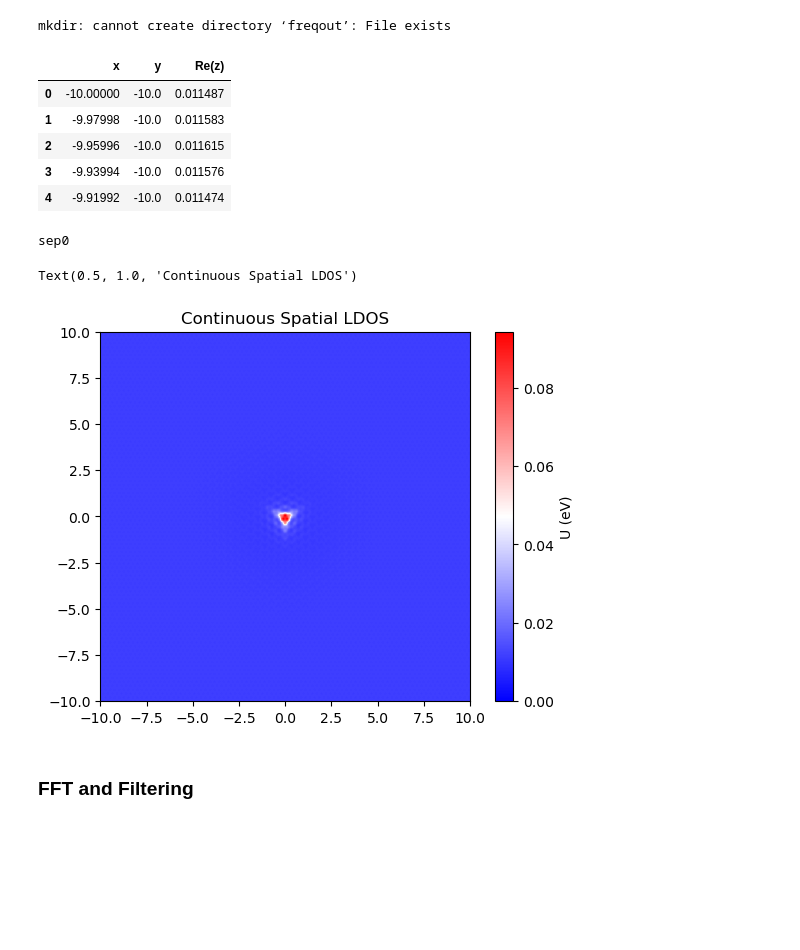
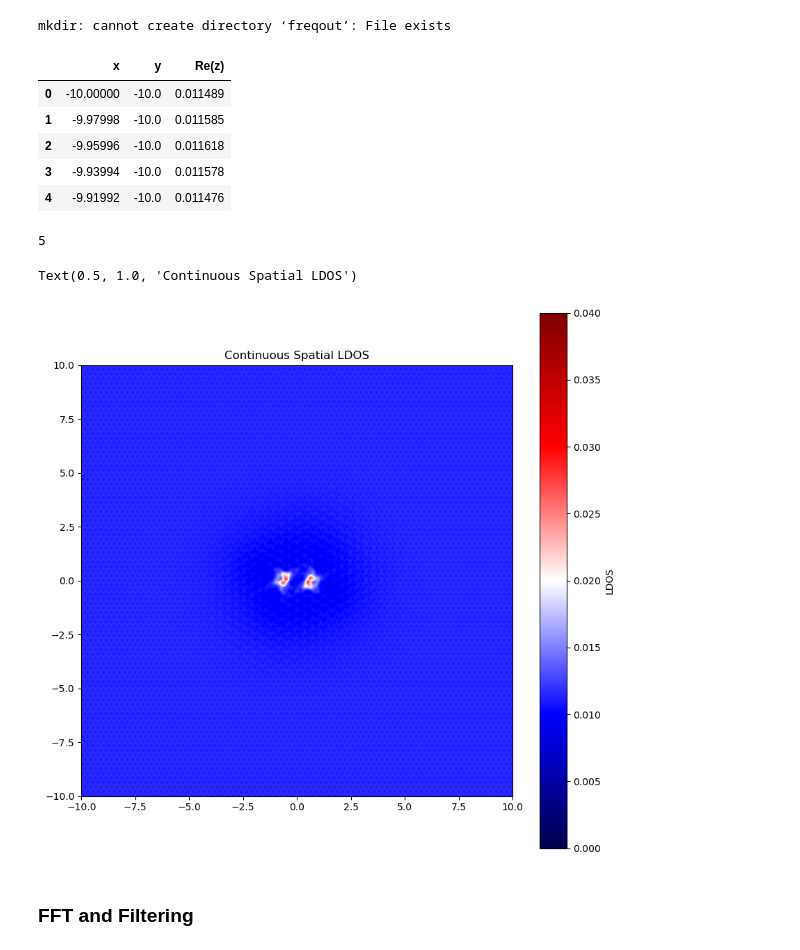
Before and after one commit to HollenLab/QPI-Scattering, a Jupyter notebook: TBCalcs/filtering.ipynb, the cells around one changed output. Drawn from its saved outputs; the diff is of its cells as text; code cells hidden in the pictures; blank space fills up the shorter version.

```diff
--- a/TBCalcs/filtering.ipynb
+++ b/TBCalcs/filtering.ipynb
@@ -28,23 +28,23 @@ from tqdm import tqdm
 # %% [output]
 mkdir: cannot create directory ‘freqout’: File exists
 # %%
-fpath = r"/home/cmp/Documents/Github/QPI-Scattering/TBCalcs/Calculations/a_sublattice/sep0/continous_ldos.csv"
+fpath = r"/home/cmp/Documents/Github/QPI-Scattering/TBCalcs/output/small_broad/single/5/continous_ldos.csv"
 df=pd.read_csv(fpath)
 df.head()
 # %% [output]
 |  | x | y | Re(z) |
-| 0 | -10.00000 | -10.0 | 0.011487 |
-| 1 | -9.97998 | -10.0 | 0.011583 |
-| 2 | -9.95996 | -10.0 | 0.011615 |
-| 3 | -9.93994 | -10.0 | 0.011576 |
-| 4 | -9.91992 | -10.0 | 0.011474 |
+| 0 | -10.00000 | -10.0 | 0.011489 |
+| 1 | -9.97998 | -10.0 | 0.011585 |
+| 2 | -9.95996 | -10.0 | 0.011618 |
+| 3 | -9.93994 | -10.0 | 0.011578 |
+| 4 | -9.91992 | -10.0 | 0.011476 |
 # %%
 # Get the sample name to use on graphs from directory
 dir_path = os.path.dirname(fpath)
 sample_name = os.path.basename(dir_path)
 print(sample_name)
 # %% [output]
-sep0
+5
 # %%
 w = int(np.sqrt(np.size(df['x'])))
 
@@ -53,20 +53,20 @@ y = np.reshape(df['y'], (w, w))
 z = np.reshape(df['Re(z)'], (w, w))
 #z = np.reshape(df['Re(z)'] + 1j * df['Im(z)'], (w, w)).astype(np.complex128)
 # %%
-fig3, ax3 = plt.subplots()
+fig3, ax3 = plt.subplots(figsize=(10, 10))
 
 z_min, z_max = 0, np.abs(z).max()
 
-c = ax3.pcolormesh(x, y, z, cmap='bwr', vmin=z_min, vmax=z_max)
+c = ax3.pcolormesh(x, y, z, cmap='seismic', vmin=0.0, vmax=0.04)
 ax3.axis([x.min(), x.max(), y.min(), y.max()])
-fig3.colorbar(c, ax=ax3, label="U (eV)")
+fig3.colorbar(c, ax=ax3, label="LDOS")
 ax3.set_aspect("equal")
 
 ax3.set_title("Continuous Spatial LDOS")
 #fig3.savefig("output/continuous_ldos.png")
 # %% [output]
 Text(0.5, 1.0, 'Continuous Spatial LDOS')
-[figure, old version]
+[figure, new version]
 # %% [markdown]
 ### FFT and Filtering
 # %%
```
Also changed, not shown: parts of 6 cells of this notebook, 11 other files.
